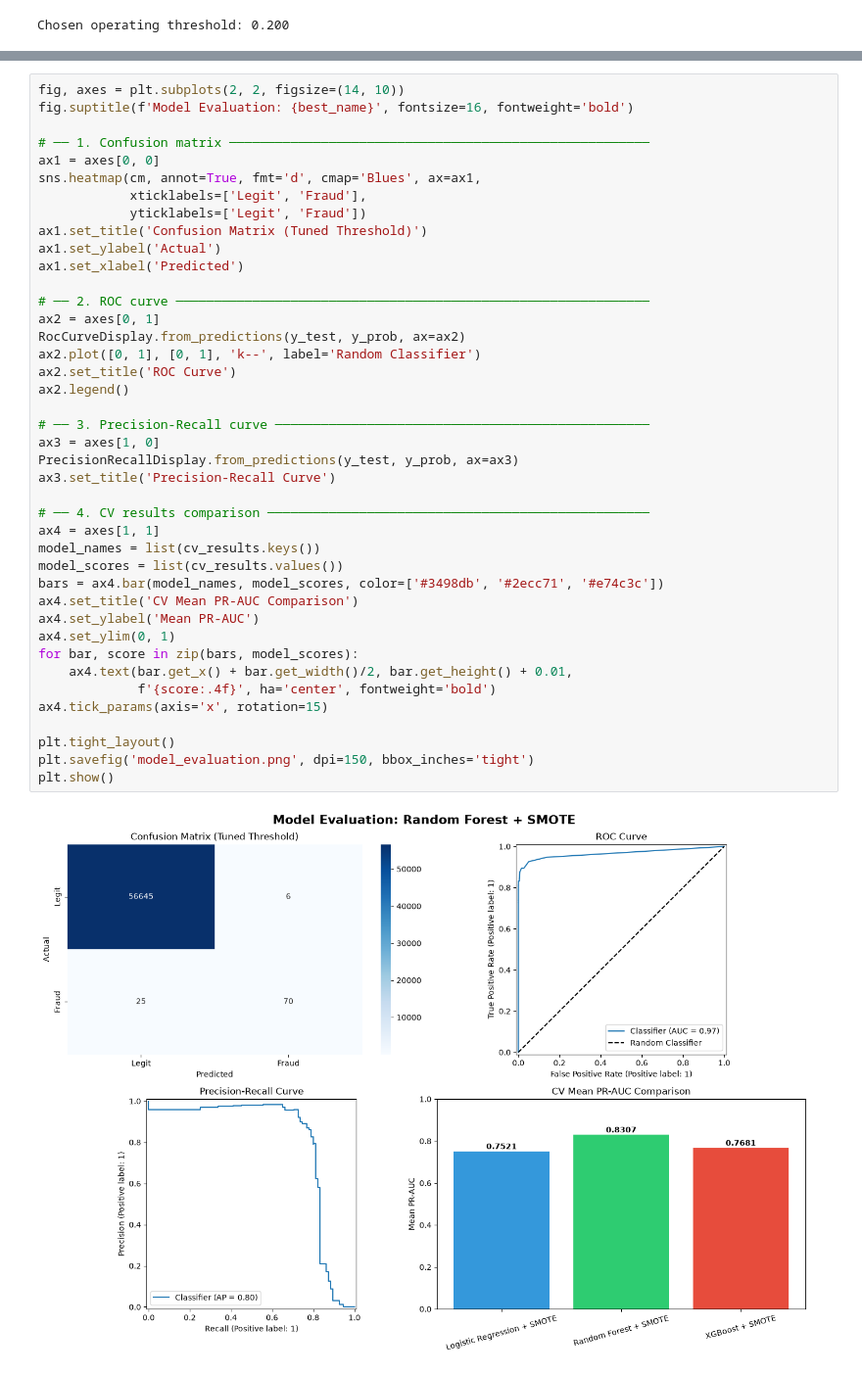
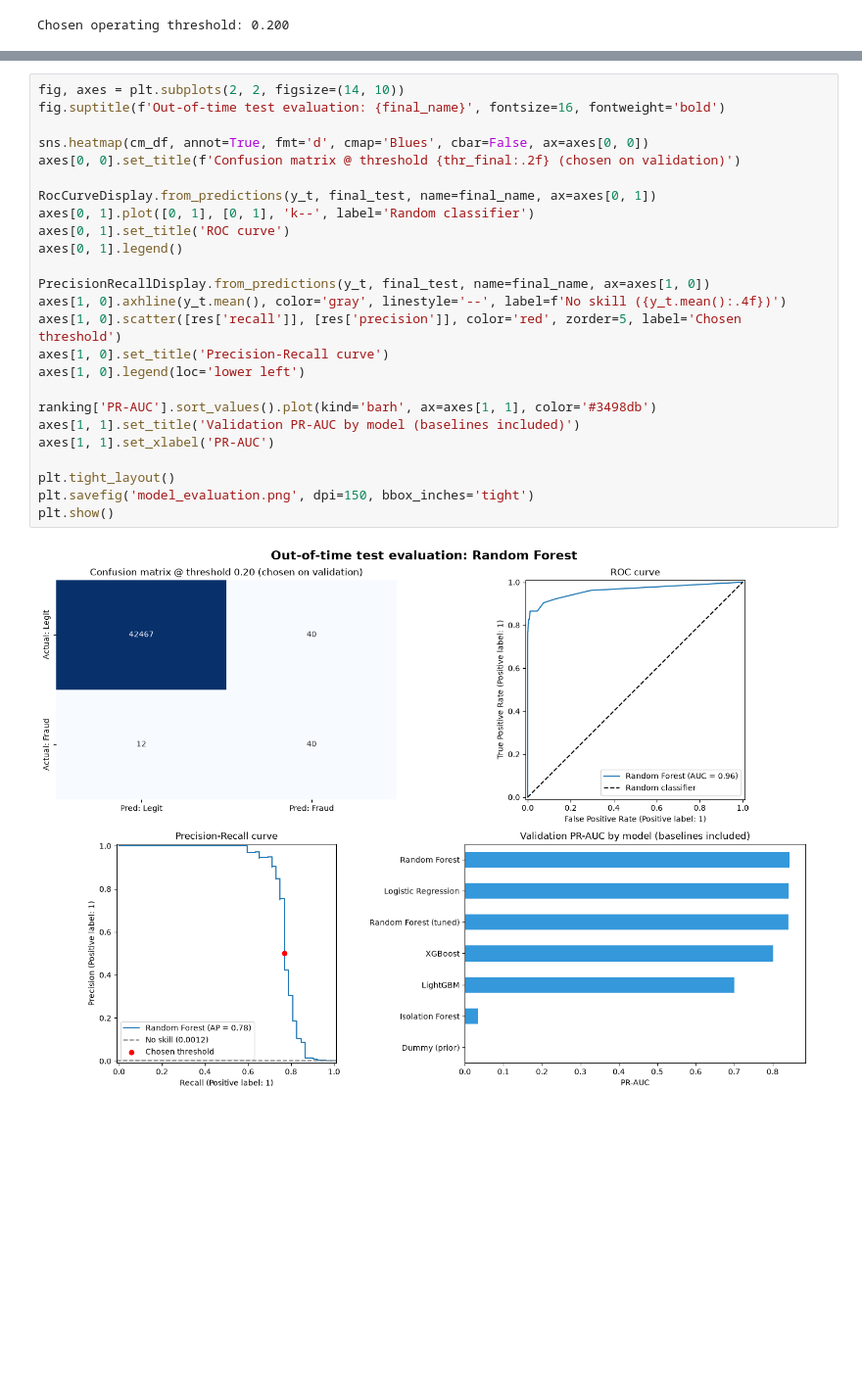
Before and after one commit to shashwat-158/credit-card-fraud-detection, a Jupyter notebook: notebook/credit_card_fraud_detection.ipynb, the cells around one changed output, grey strips where cells are left out. Shown at 98% size. Cells and saved outputs as stored; diff of their text form; blank space fills up the shorter version.

```diff
--- a/notebook/credit_card_fraud_detection.ipynb
+++ b/notebook/credit_card_fraud_detection.ipynb
@@ -804,44 +847,28 @@ The following visualizations provide a comprehensive assessment of the selected
 # %%
 fig, axes = plt.subplots(2, 2, figsize=(14, 10))
-fig.suptitle(f'Model Evaluation: {best_name}', fontsize=16, fontweight='bold')
+fig.suptitle(f'Out-of-time test evaluation: {final_name}', fontsize=16, fontweight='bold')
 
-# ── 1. Confusion matrix ───────────────────────────────────────────────────────
-ax1 = axes[0, 0]
-sns.heatmap(cm, annot=True, fmt='d', cmap='Blues', ax=ax1,
-            xticklabels=['Legit', 'Fraud'],
-            yticklabels=['Legit', 'Fraud'])
-ax1.set_title('Confusion Matrix (Tuned Threshold)')
-ax1.set_ylabel('Actual')
-ax1.set_xlabel('Predicted')
+sns.heatmap(cm_df, annot=True, fmt='d', cmap='Blues', cbar=False, ax=axes[0, 0])
+axes[0, 0].set_title(f'Confusion matrix @ threshold {thr_final:.2f} (chosen on validation)')
 
-# ── 2. ROC curve ──────────────────────────────────────────────────────────────
-ax2 = axes[0, 1]
-RocCurveDisplay.from_predictions(y_test, y_prob, ax=ax2)
-ax2.plot([0, 1], [0, 1], 'k--', label='Random Classifier')
-ax2.set_title('ROC Curve')
-ax2.legend()
+RocCurveDisplay.from_predictions(y_t, final_test, name=final_name, ax=axes[0, 1])
+axes[0, 1].plot([0, 1], [0, 1], 'k--', label='Random classifier')
+axes[0, 1].set_title('ROC curve')
+axes[0, 1].legend()
 
-# ── 3. Precision-Recall curve ─────────────────────────────────────────────────
-ax3 = axes[1, 0]
-PrecisionRecallDisplay.from_predictions(y_test, y_prob, ax=ax3)
-ax3.set_title('Precision-Recall Curve')
+PrecisionRecallDisplay.from_predictions(y_t, final_test, name=final_name, ax=axes[1, 0])
+axes[1, 0].axhline(y_t.mean(), color='gray', linestyle='--', label=f'No skill ({y_t.mean():.4f})')
+axes[1, 0].scatter([res['recall']], [res['precision']], color='red', zorder=5, label='Chosen threshold')
+axes[1, 0].set_title('Precision-Recall curve')
+axes[1, 0].legend(loc='lower left')
 
-# ── 4. CV results comparison ──────────────────────────────────────────────────
-ax4 = axes[1, 1]
-model_names = list(cv_results.keys())
-model_scores = list(cv_results.values())
-bars = ax4.bar(model_names, model_scores, color=['#3498db', '#2ecc71', '#e74c3c'])
-ax4.set_title('CV Mean PR-AUC Comparison')
-ax4.set_ylabel('Mean PR-AUC')
-ax4.set_ylim(0, 1)
-for bar, score in zip(bars, model_scores):
-    ax4.text(bar.get_x() + bar.get_width()/2, bar.get_height() + 0.01,
-             f'{score:.4f}', ha='center', fontweight='bold')
-ax4.tick_params(axis='x', rotation=15)
+ranking['PR-AUC'].sort_values().plot(kind='barh', ax=axes[1, 1], color='#3498db')
+axes[1, 1].set_title('Validation PR-AUC by model (baselines included)')
+axes[1, 1].set_xlabel('PR-AUC')
 
 plt.tight_layout()
 plt.savefig('model_evaluation.png', dpi=150, bbox_inches='tight')
 plt.show()
 # %% [output]
-[figure, old version]
+[figure, new version]
 # %% [markdown]
```
Also changed, not shown: parts of 25 cells of this notebook, 3 other files.
